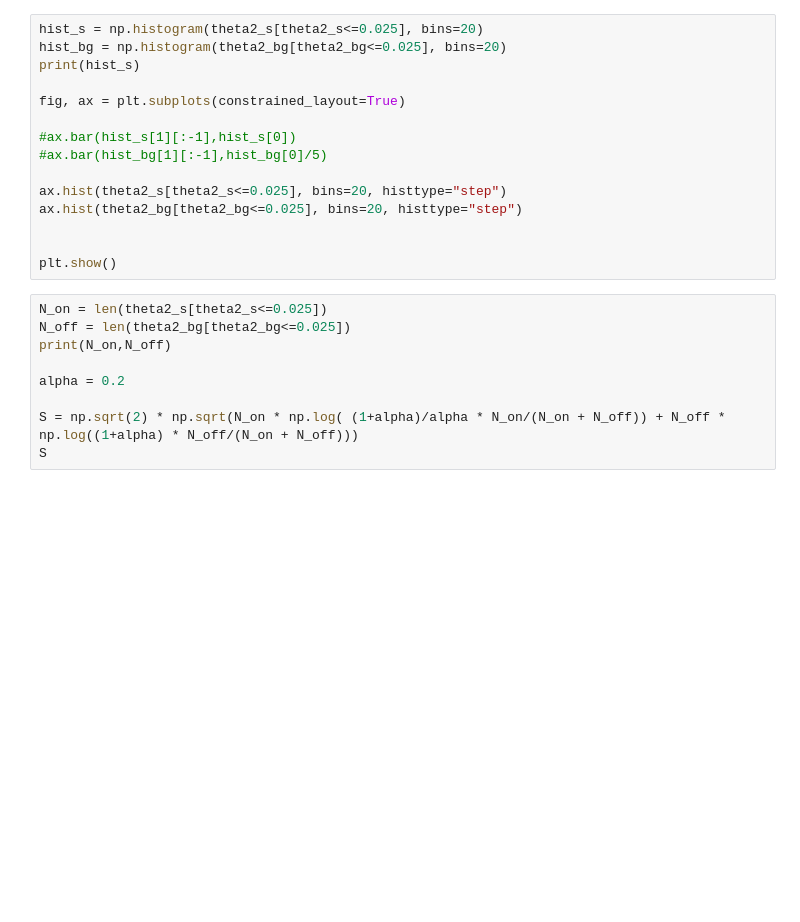
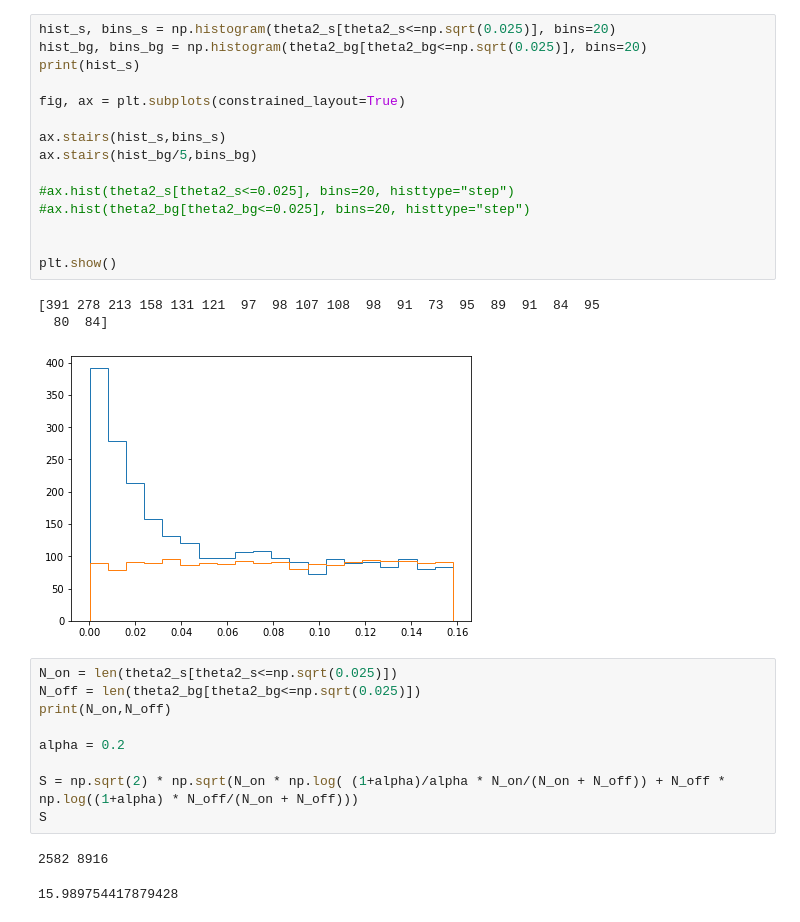
Before and after one commit to luca-dib/FP_PP, a Jupyter notebook: FACT/FACT.ipynb, the cells around one changed output. Cells and saved outputs as stored; diff of their text form; blank space fills up the shorter version.

```diff
--- a/FACT/FACT.ipynb
+++ b/FACT/FACT.ipynb
@@ -16,27 +19,34 @@ print(theta2_bg)
 # %%
-hist_s = np.histogram(theta2_s[theta2_s<=0.025], bins=20)
-hist_bg = np.histogram(theta2_bg[theta2_bg<=0.025], bins=20)
+hist_s, bins_s = np.histogram(theta2_s[theta2_s<=np.sqrt(0.025)], bins=20)
+hist_bg, bins_bg = np.histogram(theta2_bg[theta2_bg<=np.sqrt(0.025)], bins=20)
 print(hist_s)
 
 fig, ax = plt.subplots(constrained_layout=True)
 
-#ax.bar(hist_s[1][:-1],hist_s[0])
-#ax.bar(hist_bg[1][:-1],hist_bg[0]/5)
+ax.stairs(hist_s,bins_s)
+ax.stairs(hist_bg/5,bins_bg)
 
-ax.hist(theta2_s[theta2_s<=0.025], bins=20, histtype="step")
-ax.hist(theta2_bg[theta2_bg<=0.025], bins=20, histtype="step")
+#ax.hist(theta2_s[theta2_s<=0.025], bins=20, histtype="step")
+#ax.hist(theta2_bg[theta2_bg<=0.025], bins=20, histtype="step")
 
 
 plt.show()
+# %% [output]
+[391 278 213 158 131 121  97  98 107 108  98  91  73  95  89  91  84  95
+  80  84]
+[figure, added]
 # %%
-N_on = len(theta2_s[theta2_s<=0.025])
-N_off = len(theta2_bg[theta2_bg<=0.025])
+N_on = len(theta2_s[theta2_s<=np.sqrt(0.025)])
+N_off = len(theta2_bg[theta2_bg<=np.sqrt(0.025)])
 print(N_on,N_off)
 
 alpha = 0.2
 
 S = np.sqrt(2) * np.sqrt(N_on * np.log( (1+alpha)/alpha * N_on/(N_on + N_off)) + N_off * np.log((1+alpha) * N_off/(N_on + N_off)))
 S
+# %% [output]
+2582 8916
+15.989754417879428
 # %%
 E_true = test["corsika_event_header_total_energy"][gamma_test].to_numpy()
 E_pred = test["gamma_energy_prediction"][gamma_test].to_numpy()
```
Also changed, not shown: parts of 11 cells of this notebook, 4 other files.
